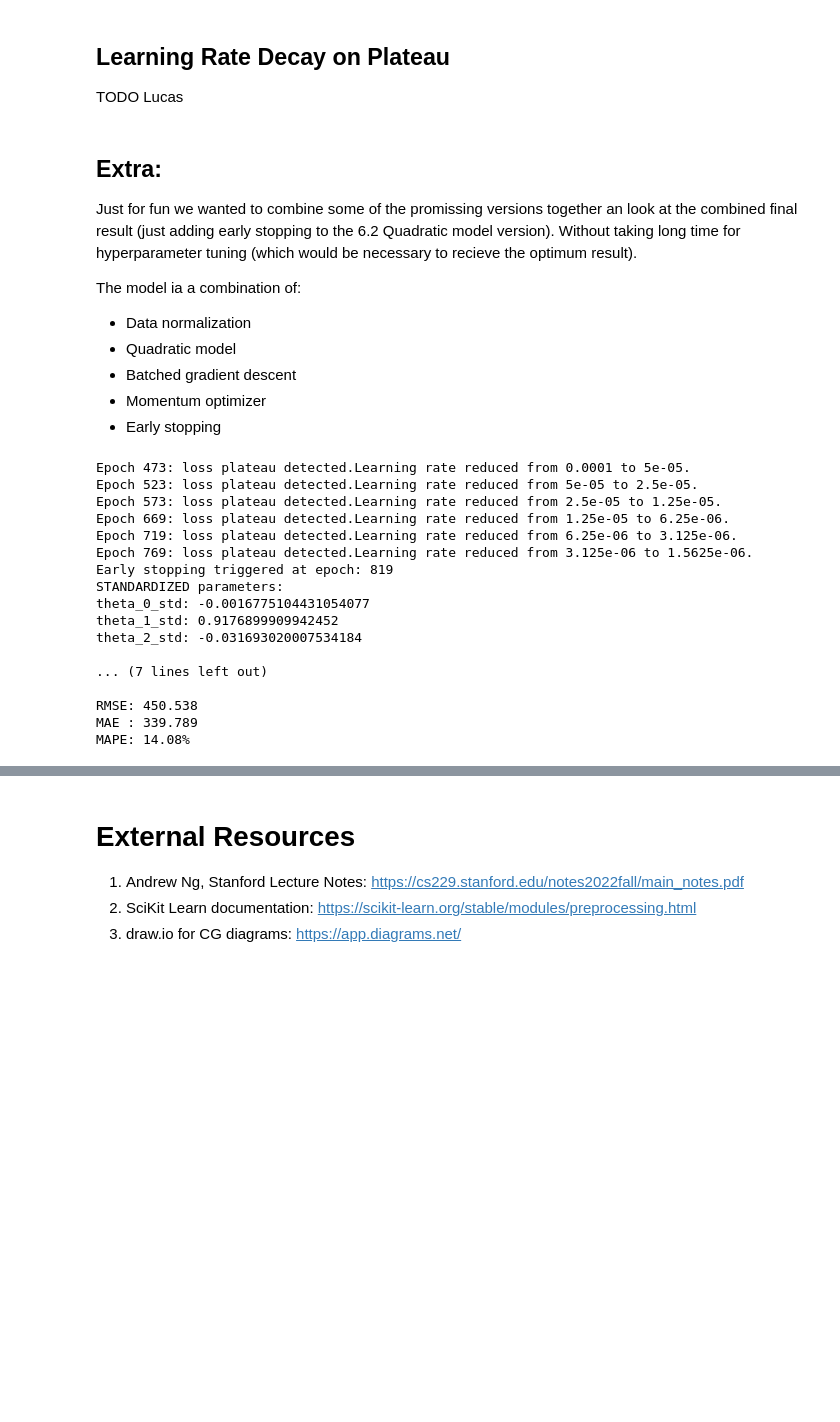
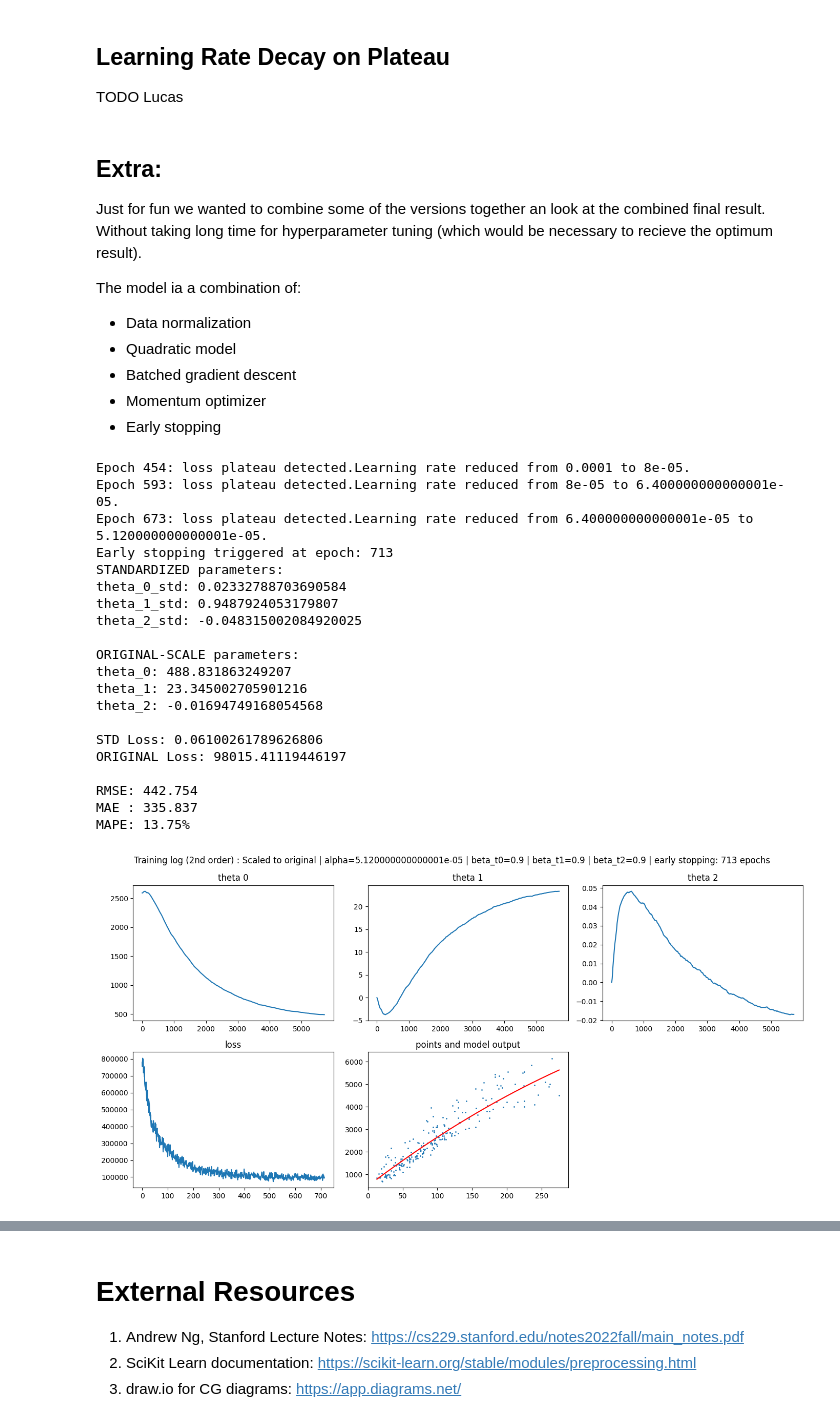
Before and after one commit to jdemidova/deep-learning-mpw, a Jupyter notebook: notebooks/cg/cg-linear-regression-stud.ipynb, the cells around one changed output, grey strips where cells are left out. Cells and saved outputs as stored; diff of their text form; code cells hidden in the pictures; blank space fills up the shorter version.

```diff
--- a/notebooks/cg/cg-linear-regression-stud.ipynb
+++ b/notebooks/cg/cg-linear-regression-stud.ipynb
@@ -1696,7 +1696,7 @@ TODO Lucas
 # %% [markdown]
 ## Extra:
 
-Just for fun we wanted to combine some of the promissing versions together an look at the combined final result (just adding early stopping to the 6.2 Quadratic model version). Without taking long time for hyperparameter tuning (which would be necessary to recieve the optimum result).
+Just for fun we wanted to combine some of the versions together an look at the combined final result. Without taking long time for hyperparameter tuning (which would be necessary to recieve the optimum result).
 
 The model ia a combination of:
 - Data normalization
@@ -1725,8 +1725,8 @@ beta_momentum_t1 = 0.9
 beta_momentum_t2 = 0.9
 
 # learning rate decay
-lr_patience = 50
-lr_decay_factor = 0.5
+lr_patience = 80
+lr_decay_factor = 0.8
 min_alpha = 1e-6
 lr_min_delta = 1e-4
 plateau_counter = 0
@@ -1889,60 +1889,64 @@ mape = mape_loss(y_hat, rent_price)
 print()
 print("RMSE:", f"{rmse:.3f}")
 print("MAE :", f"{mae:.3f}")
 print("MAPE:", f"{mape * 100:.2f}%")
 
 # Scaling evolutions to original scale
 t0_evolution_std = np.array(t0_evolution)
 t1_evolution_std = np.array(t1_evolution)
 t2_evolution_std = np.array(t2_evolution)
 loss_evolution_std = np.array(loss_evolution)
 
 t2_evolution_original = (y_std / (x_std ** 2)) * t2_evolution_std
 t1_evolution_original = (
     (y_std / x_std) * t1_evolution_std
     - 2 * t2_evolution_original * x_mean
 )
 t0_evolution_original = (
     y_mean
     + y_std * t0_evolution_std
     - (y_std / x_std) * t1_evolution_std * x_mean
     + t2_evolution_original * (x_mean ** 2)
 )
 
 # Loss scaling
 loss_evolution_original = loss_evolution_std * (y_std ** 2)
 
-# plot_training_log_squared(
-#     loss_evolution_original,
-#     t0_evolution_original,
-#     t1_evolution_original,
-#     t2_evolution_original,
-#     living_area,
-#     rent_price,
-#     title=': Scaled to original | alpha=' + str(alpha) +
-#           " | beta_t0=" + str(beta_momentum_t0) +
-#           " | beta_t1=" + str(beta_momentum_t1) +
-#           " | beta_t2=" + str(beta_momentum_t2) +
-#           " | early stopping after: " + str(stopped_epoch) + " epochs"
-# )
+plot_training_log_squared(
+    loss_evolution_original,
+    t0_evolution_original,
+    t1_evolution_original,
+    t2_evolution_original,
+    living_area,
+    rent_price,
+    title=': Scaled to original | alpha=' + str(alpha) +
+          " | beta_t0=" + str(beta_momentum_t0) +
+          " | beta_t1=" + str(beta_momentum_t1) +
+          " | beta_t2=" + str(beta_momentum_t2) +
+          " | early stopping: " + str(stopped_epoch) + " epochs"
+)
 # %% [output]
-Epoch 473: loss plateau detected.Learning rate reduced from 0.0001 to 5e-05.
-Epoch 523: loss plateau detected.Learning rate reduced from 5e-05 to 2.5e-05.
-Epoch 573: loss plateau detected.Learning rate reduced from 2.5e-05 to 1.25e-05.
-Epoch 669: loss plateau detected.Learning rate reduced from 1.25e-05 to 6.25e-06.
-Epoch 719: loss plateau detected.Learning rate reduced from 6.25e-06 to 3.125e-06.
-Epoch 769: loss plateau detected.Learning rate reduced from 3.125e-06 to 1.5625e-06.
-Early stopping triggered at epoch: 819
+Epoch 454: loss plateau detected.Learning rate reduced from 0.0001 to 8e-05.
+Epoch 593: loss plateau detected.Learning rate reduced from 8e-05 to 6.400000000000001e-05.
+Epoch 673: loss plateau detected.Learning rate reduced from 6.400000000000001e-05 to 5.120000000000001e-05.
+Early stopping triggered at epoch: 713
 STANDARDIZED parameters:
-theta_0_std: -0.0016775104431054077
-theta_1_std: 0.9176899909942452
-theta_2_std: -0.031693020007534184
+theta_0_std: 0.02332788703690584
+theta_1_std: 0.9487924053179807
+theta_2_std: -0.048315002084920025
 
-... (7 lines left out)
+ORIGINAL-SCALE parameters:
+theta_0: 488.831863249207
+theta_1: 23.345002705901216
+theta_2: -0.01694749168054568
 
-RMSE: 450.538
-MAE : 339.789
-MAPE: 14.08%
+STD Loss: 0.06100261789626806
+ORIGINAL Loss: 98015.41119446197
+
+RMSE: 442.754
+MAE : 335.837
+MAPE: 13.75%
+[figure, added]
 # %% [markdown]
 ### Our observations
 Comparing 2nd order model with early stopping to the closed form solution:
```
Also changed, not shown: parts of 1 cell of this notebook, 1 other file.
